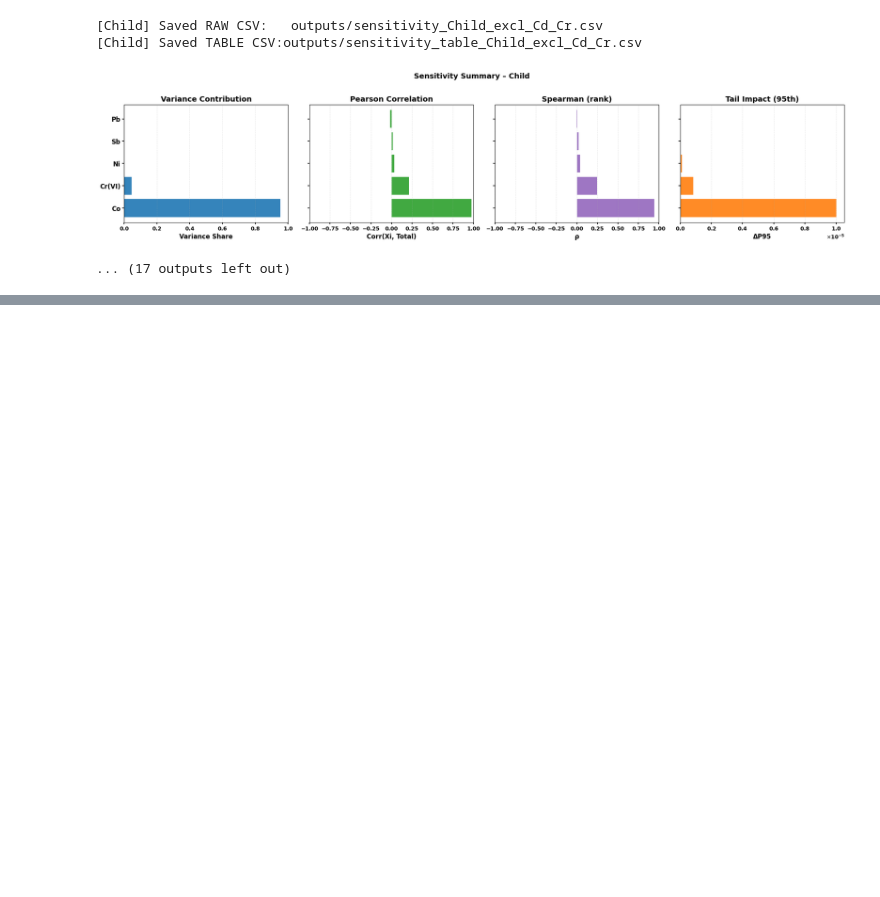
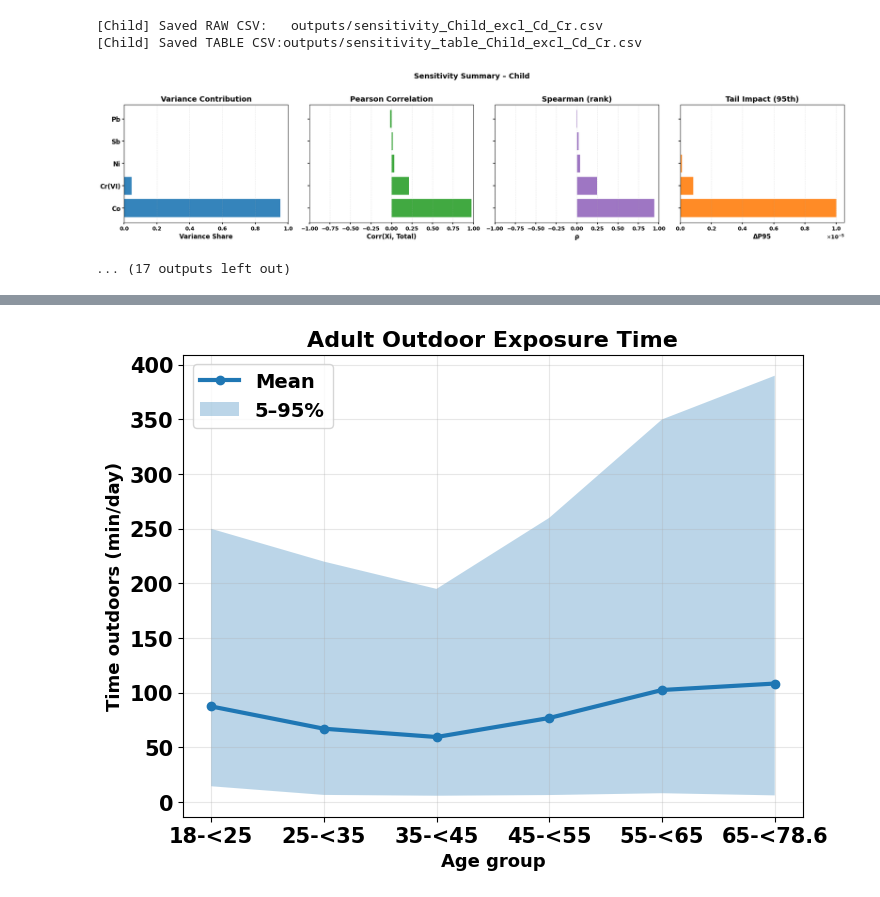
Before and after one commit to hyen0322/Risk-Assesment, a Jupyter notebook: 적합 분포피팅+몬테카를로+민감도분석.ipynb, the cells around one changed output, grey strips where cells are left out. Drawn from its saved outputs; the diff is of its cells as text; code cells hidden in the pictures; blank space fills up the shorter version.

```diff
--- a/적합 분포피팅+몬테카를로+민감도분석.ipynb
+++ b/적합 분포피팅+몬테카를로+민감도분석.ipynb
@@ -3508,0 +1846,41 @@ Sensitivity – Child
+# %%
+# ============================================================
+# 성인 연령대 Time-outdoors 밴드 그래프
+# (Mean + 5~95 percentile 범위)
+# ============================================================
+
+from matplotlib.font_manager import FontProperties
+
+# 1) 연령 순서
+ages = list(ACT_LN_P5_P95.keys())
+
+# 2) 표에 있는 5th, 95th 그대로 사용
+p5_vals  = [ACT_LN_P5_P95[a][0] for a in ages]
+p95_vals = [ACT_LN_P5_P95[a][1] for a in ages]
+
+# 3) 5th·95th에서 lognormal 평균을 이론값으로 계산
+#    (mu_sigma_from_p5p95는 네 코드 8)번 블록에 이미 정의돼 있음)
+mean_vals = []
+for a in ages:
+    p5, p95 = ACT_LN_P5_P95[a]
+    mu, sigma = mu_sigma_from_p5p95(p5, p95)
+    mean_vals.append(np.exp(mu + 0.5 * sigma**2))   # lognormal mean
+
+bold_font = FontProperties(weight='bold', size=14)
+
+plt.figure(figsize=(8,6))
+plt.plot(ages, mean_vals, marker='o', linewidth=3, label='Mean')
+plt.fill_between(ages, p5_vals, p95_vals, alpha=0.3, label='5–95%')
+
+plt.xlabel("Age group", fontsize=13, fontweight='bold')
+plt.ylabel("Time outdoors (min/day)", fontsize=13, fontweight='bold')
+plt.title("Adult Outdoor Exposure Time", fontsize=16, fontweight='bold')
+
+plt.grid(alpha=0.3)
+plt.legend(prop=bold_font)
+plt.xticks(fontsize=15, fontweight='bold')
+plt.yticks(fontsize=15, fontweight='bold')
+
+plt.show()
+# %% [output]
+[figure, added]
```
Also changed, not shown: parts of 11 cells of this notebook.
